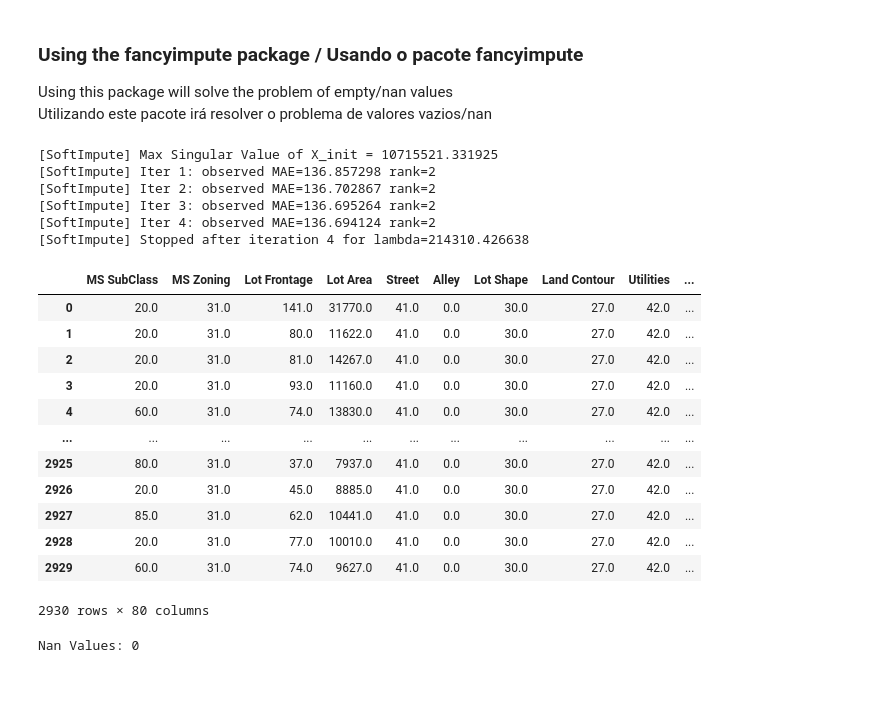
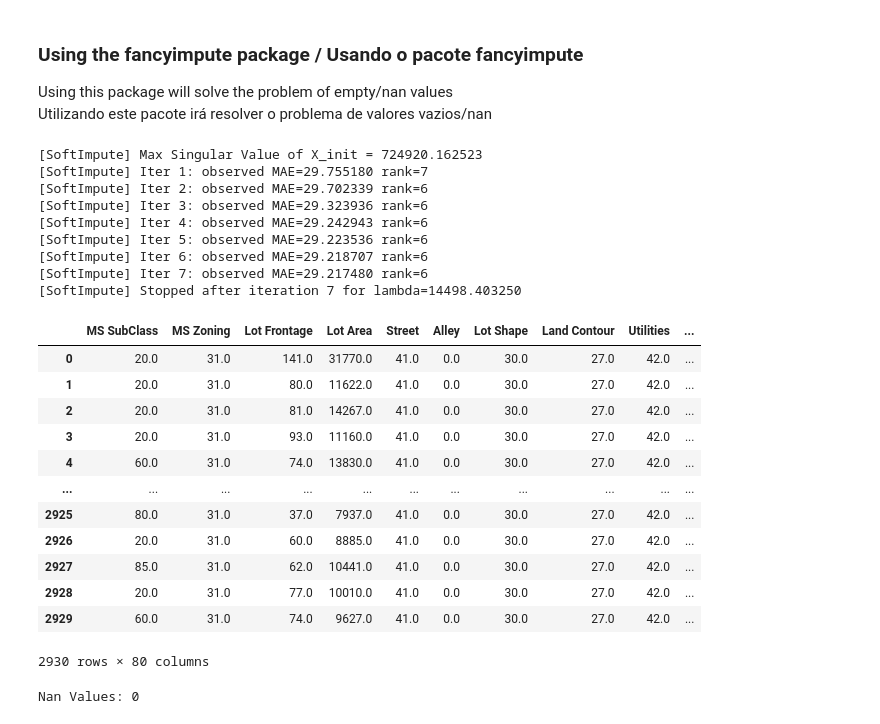
Before and after one commit to marcelpinheiro/malum, a Jupyter notebook: AmesHousing/HousePrices.ipynb, the cells around one changed output. Drawn from its saved outputs; the diff is of its cells as text; code cells hidden in the pictures; blank space fills up the shorter version.

```diff
--- a/AmesHousing/HousePrices.ipynb
+++ b/AmesHousing/HousePrices.ipynb
@@ -90,31 +90,37 @@ Using this package will solve the problem of empty/nan values <br>
 Utilizando este pacote irá resolver o problema de valores vazios/nan
 # %%
 #Preenchendo os valores nulos
-from fancyimpute import SoftImpute
+
+from fancyimpute import SoftImpute()
 import numpy as np
 
-impute = np.round(SoftImpute().fit_transform(df))
+
+impute = np.round(SoftImpute().fit_transform(df.drop(['SalePrice'], axis=1))) #Reducing MAE from 136 to 29 when drop SalePrice / Reduzindo MAE de 136 para 29 quando removida a SalePrice
 
 df_impute = pd.DataFrame(data=impute)
+df_impute['SalePrice'] = df['SalePrice']
 df_impute.columns = df.columns
 data = df_impute
 data
 # %% [output]
-[SoftImpute] Max Singular Value of X_init = 10715521.331925
-[SoftImpute] Iter 1: observed MAE=136.857298 rank=2
-[SoftImpute] Iter 2: observed MAE=136.702867 rank=2
-[SoftImpute] Iter 3: observed MAE=136.695264 rank=2
-[SoftImpute] Iter 4: observed MAE=136.694124 rank=2
-[SoftImpute] Stopped after iteration 4 for lambda=214310.426638
+[SoftImpute] Max Singular Value of X_init = 724920.162523
+[SoftImpute] Iter 1: observed MAE=29.755180 rank=7
+[SoftImpute] Iter 2: observed MAE=29.702339 rank=6
+[SoftImpute] Iter 3: observed MAE=29.323936 rank=6
+[SoftImpute] Iter 4: observed MAE=29.242943 rank=6
+[SoftImpute] Iter 5: observed MAE=29.223536 rank=6
+[SoftImpute] Iter 6: observed MAE=29.218707 rank=6
+[SoftImpute] Iter 7: observed MAE=29.217480 rank=6
+[SoftImpute] Stopped after iteration 7 for lambda=14498.403250
 |  | MS SubClass | MS Zoning | Lot Frontage | Lot Area | Street | Alley | Lot Shape | Land Contour | Utilities | ... |
 | 0 | 20.0 | 31.0 | 141.0 | 31770.0 | 41.0 | 0.0 | 30.0 | 27.0 | 42.0 | ... |
 | 1 | 20.0 | 31.0 | 80.0 | 11622.0 | 41.0 | 0.0 | 30.0 | 27.0 | 42.0 | ... |
 | 2 | 20.0 | 31.0 | 81.0 | 14267.0 | 41.0 | 0.0 | 30.0 | 27.0 | 42.0 | ... |
 | 3 | 20.0 | 31.0 | 93.0 | 11160.0 | 41.0 | 0.0 | 30.0 | 27.0 | 42.0 | ... |
 | 4 | 60.0 | 31.0 | 74.0 | 13830.0 | 41.0 | 0.0 | 30.0 | 27.0 | 42.0 | ... |
 | ... | ... | ... | ... | ... | ... | ... | ... | ... | ... | ... |
 | 2925 | 80.0 | 31.0 | 37.0 | 7937.0 | 41.0 | 0.0 | 30.0 | 27.0 | 42.0 | ... |
-| 2926 | 20.0 | 31.0 | 45.0 | 8885.0 | 41.0 | 0.0 | 30.0 | 27.0 | 42.0 | ... |
+| 2926 | 20.0 | 31.0 | 60.0 | 8885.0 | 41.0 | 0.0 | 30.0 | 27.0 | 42.0 | ... |
 | 2927 | 85.0 | 31.0 | 62.0 | 10441.0 | 41.0 | 0.0 | 30.0 | 27.0 | 42.0 | ... |
 | 2928 | 20.0 | 31.0 | 77.0 | 10010.0 | 41.0 | 0.0 | 30.0 | 27.0 | 42.0 | ... |
 | 2929 | 60.0 | 31.0 | 74.0 | 9627.0 | 41.0 | 0.0 | 30.0 | 27.0 | 42.0 | ... |
```
Also changed, not shown: parts of 2 cells of this notebook.
